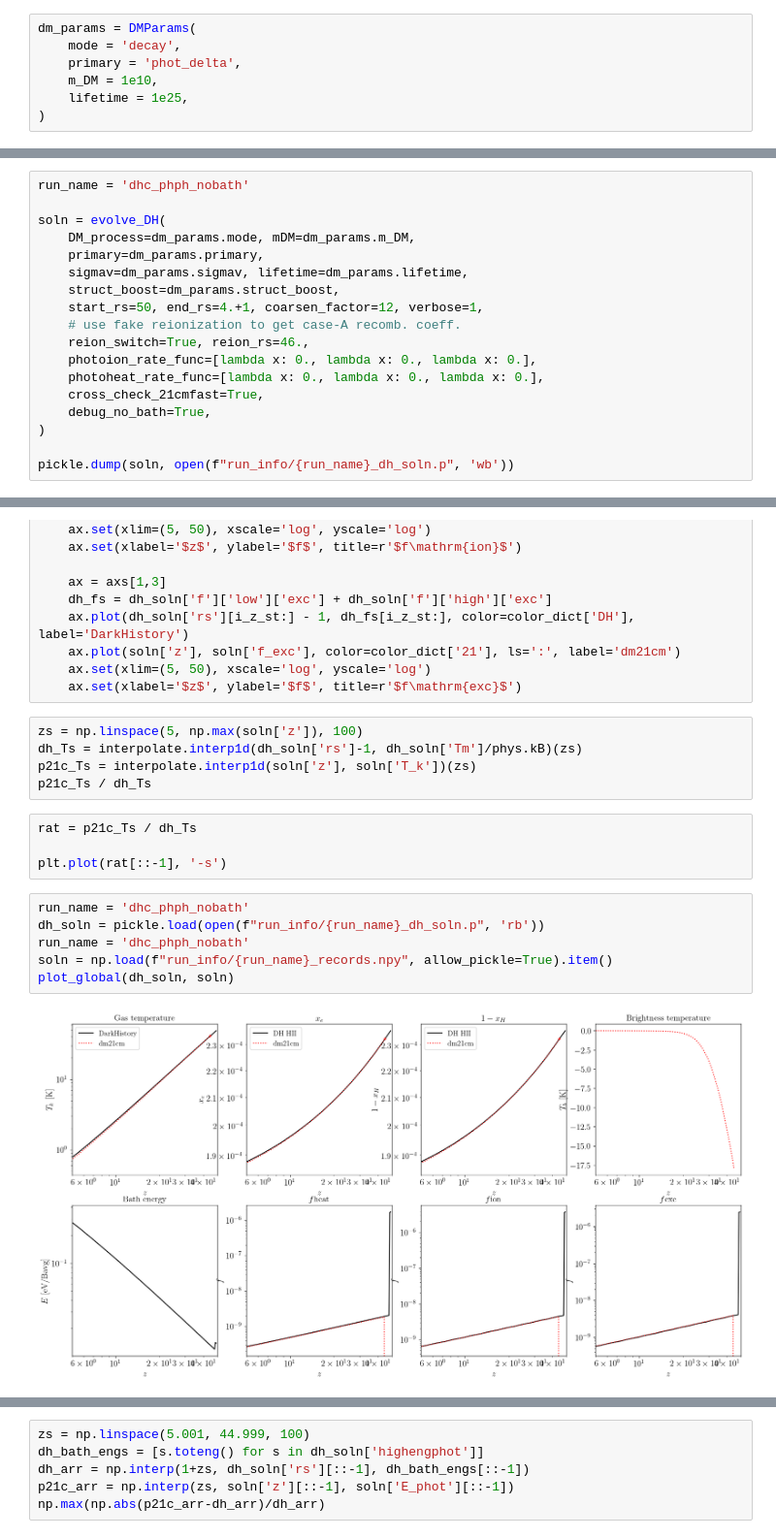
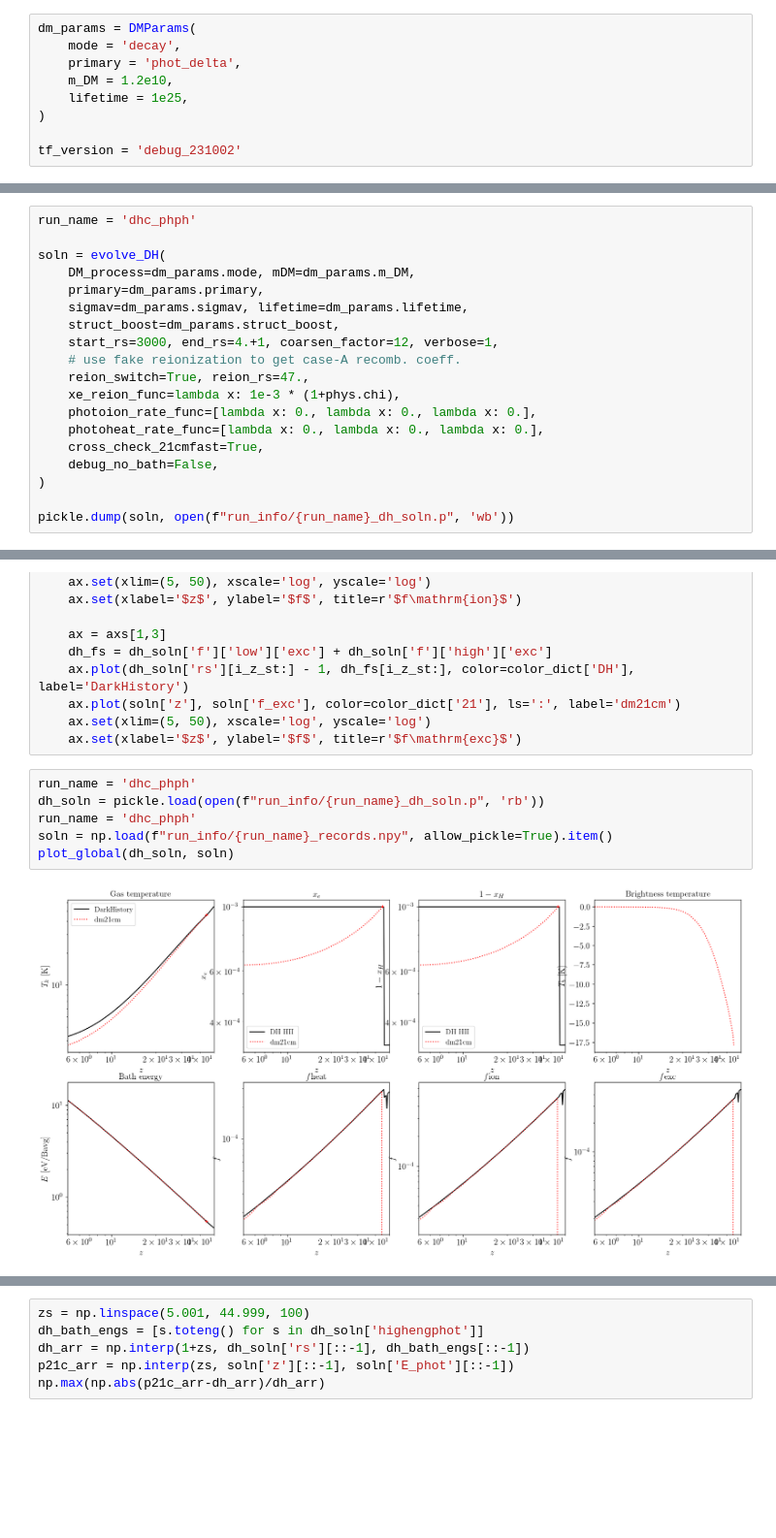
Before and after one commit to yitiansun/DM21cm, a Jupyter notebook: cross_check/compare_global.ipynb, the cells around one changed output, grey strips where cells are left out. Shown at 97% size. Cells and saved outputs as stored; diff of their text form; blank space fills up the shorter version.

Commit message:
bath f is making sense

```diff
--- a/cross_check/compare_global.ipynb
+++ b/cross_check/compare_global.ipynb
@@ -30,9 +30,11 @@ mpl.rc_file('../matplotlibrc')
 dm_params = DMParams(
     mode = 'decay',
     primary = 'phot_delta',
-    m_DM = 1e10,
+    m_DM = 1.2e10,
     lifetime = 1e25,
 )
+
+tf_version = 'debug_231002'
 # %% [markdown]
 ## DarkHistory
 # %%
@@ -54,20 +56,21 @@ Using data at /n/holyscratch01/iaifi_lab/yitians/darkhistory/DHdata_v1_1_zf01
     for inverse Compton (energy loss)...  Done!
 ****** Loading complete! ******
 # %%
-run_name = 'dhc_phph_nobath'
+run_name = 'dhc_phph'
 
 soln = evolve_DH(
     DM_process=dm_params.mode, mDM=dm_params.m_DM,
     primary=dm_params.primary,
     sigmav=dm_params.sigmav, lifetime=dm_params.lifetime,
     struct_boost=dm_params.struct_boost,
-    start_rs=50, end_rs=4.+1, coarsen_factor=12, verbose=1,
+    start_rs=3000, end_rs=4.+1, coarsen_factor=12, verbose=1,
     # use fake reionization to get case-A recomb. coeff.
-    reion_switch=True, reion_rs=46.,
+    reion_switch=True, reion_rs=47.,
+    xe_reion_func=lambda x: 1e-3 * (1+phys.chi),
     photoion_rate_func=[lambda x: 0., lambda x: 0., lambda x: 0.],
     photoheat_rate_func=[lambda x: 0., lambda x: 0., lambda x: 0.],
     cross_check_21cmfast=True,
-    debug_no_bath=True,
+    debug_no_bath=False,
 )
 
 pickle.dump(soln, open(f"run_info/{run_name}_dh_soln.p", 'wb'))
@@ -378,20 +207,11 @@ def plot_global(dh_soln, soln):
     ax.plot(soln['z'], soln['f_exc'], color=color_dict['21'], ls=':', label='dm21cm')
     ax.set(xlim=(5, 50), xscale='log', yscale='log')
     ax.set(xlabel='$z$', ylabel='$f$', title=r'$f\mathrm{exc}$')
-# %%
-zs = np.linspace(5, np.max(soln['z']), 100)
-dh_Ts = interpolate.interp1d(dh_soln['rs']-1, dh_soln['Tm']/phys.kB)(zs)
-p21c_Ts = interpolate.interp1d(soln['z'], soln['T_k'])(zs)
-p21c_Ts / dh_Ts
-# %%
-rat = p21c_Ts / dh_Ts
-
-plt.plot(rat[::-1], '-s')
 # %%
-run_name = 'dhc_phph_nobath'
+run_name = 'dhc_phph'
 dh_soln = pickle.load(open(f"run_info/{run_name}_dh_soln.p", 'rb'))
-run_name = 'dhc_phph_nobath'
+run_name = 'dhc_phph'
 soln = np.load(f"run_info/{run_name}_records.npy", allow_pickle=True).item()
 plot_global(dh_soln, soln)
 # %% [output]
-[figure, old version]
+[figure, new version]
```
Also changed, not shown: parts of 12 cells of this notebook, 14 other files.
